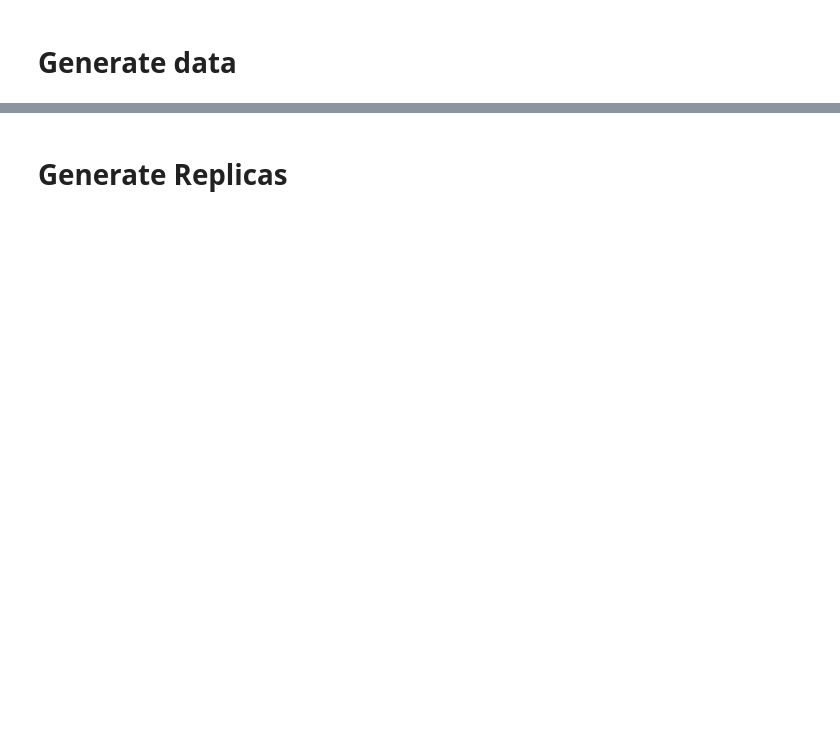
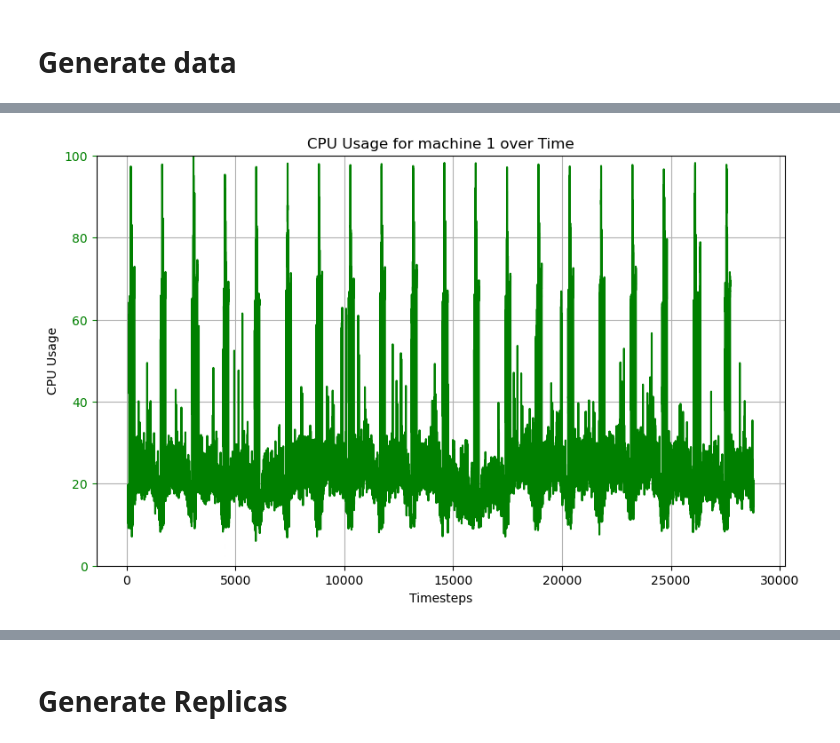
Before and after one commit to BrandonStreets-Mcleod/dissertation-test-code, a Jupyter notebook: Python/forecasting-model-test.ipynb, the cells around one changed output, grey strips where cells are left out. Drawn from its saved outputs; the diff is of its cells as text; code cells hidden in the pictures; blank space fills up the shorter version.

Commit message:
trying to make models accurate again

```diff
--- a/Python/forecasting-model-test.ipynb
+++ b/Python/forecasting-model-test.ipynb
@@ -11,7 +11,7 @@ from keras.callbacks import *
 from keras.regularizers import *
 from keras.optimizers import *
 from tensorflow import keras
-from sklearn.metrics import mean_squared_error
+from sklearn.metrics import *
 from datetime import datetime, timedelta
 from sklearn.model_selection import *
 from scipy import interpolate
@@ -19,6 +19,36 @@ import json
 from pathlib import Path
 from pandas import to_numeric
 from hmmlearn import hmm
+from keras.losses import *
+from dateutil import parser
+
+def convert_datetime_format(datetime_str):
+    target_format = "%d/%m/%Y %H:%M"
+    try:
+        datetime_obj = parser.parse(datetime_str)
+        return datetime_obj.strftime(target_format)
+    except (ValueError, TypeError):
+        print(f"Invalid datetime format: {datetime_str}")
+        return None
+
+def insert_missing_minutes(group):
+    group = group.sort_values(by='datetime').reset_index(drop=True)
+    all_rows = []
+    for i in range(len(group) - 1):
+        curr_time = group.iloc[i]['datetime']
+        next_time = group.iloc[i + 1]['datetime']
+        while next_time - curr_time > pd.Timedelta(minutes=1):
+            curr_time = curr_time + pd.Timedelta(minutes=1)
+            # Insert a new row for the missing minute with NaN for 'value'
+            new_row = pd.DataFrame({
+                'datetime': [curr_time],
+                'machine_id': [group.iloc[i]['machine_id']],
+                'cpu_usage': [np.nan]
+            })
+            all_rows.append(new_row)
+    if all_rows:
+        group = pd.concat([group] + all_rows).sort_values(by='datetime').reset_index(drop=True)
+    return group
 
 def create_time_features(data):
     # Assume 'cpu_data' is your dataframe and 'datetime' is the column with datetime values
@@ -32,39 +62,56 @@ def create_time_features(data):
 
 # Define a function to create lagged features
 def create_additional_features(df, target_col, lags):
+    try:
+        df['datetime'] = pd.to_datetime(df['datetime'], format='%d/%m/%Y %H:%M')
+    except:
+        df['datetime'] = df['datetime'].apply(convert_datetime_format)
+    df['cpu_usage'].replace(0, np.nan, inplace=True)
+    if 'machine_id' in df.columns:
+        df['machine_id'] = df['machine_id'].fillna(method='bfill')
+        df['machine_id'] = pd.Categorical(df['machine_id']).codes + 1
+    else:
+        df['machine_id'] = 1
+    print("Machine ID Conversion Complete")
+    df['datetime'] = pd.to_datetime(df['datetime'], format='%d/%m/%Y %H:%M')
+    df = df.groupby('machine_id', group_keys=False).apply(insert_missing_minutes)
+    df['cpu_usage'] = df.groupby('machine_id', group_keys=False)['cpu_usage'].apply(lambda x: x.interpolate(method='linear', limit_direction='both'))
+    print("Datetime Conversion Complete")
     for lag in lags:
         df[f'{target_col}_lag_{lag}'] = df[target_col].shift(lag)
     df['cpu_change'] = df['cpu_usage'].diff() # Change in CPU usage
     df['moving_avg'] = df['cpu_usage'].rolling(window=10).mean() # 10-minute moving average
+    print("Timestep Feature Addition Complete")
+    # Drop any rows with NaN values that were created due to shifting
+    df.dropna(inplace=True)
+    print(f"Data shape after dropna: {df.shape}")
+    column_to_move = df.pop('cpu_usage')
+    df.insert(1, 'cpu_usage', column_to_move)
+    print("CPU Usage Column Move Complete")
+    df = create_time_features(df)
+    all_features_no_timestamp = df.columns[1:len(df.columns)]
+    features_for_hmm = df[all_features_no_timestamp].values
+
+    num_states = 10
+    model = hmm.GaussianHMM(n_components=num_states, covariance_type="full", n_iter=1000)
+
+    model.fit(features_for_hmm)
+
+    hidden_states = model.predict(features_for_hmm)
+
+    df['hidden_state'] = hidden_states
     return df
 
-cpu_data = pd.read_csv('../Utilities\csv/trainingset.csv')
-cpu_data['machine_id'] = pd.Categorical(cpu_data['machine_id']).codes + 1
-cpu_data = create_time_features(cpu_data)
+cpu_data = pd.read_csv('../Utilities\csv/cpu_usage_data_train.csv')
+cpu_data_test = pd.read_csv('../Utilities\csv/cpu_usage_data_test.csv')
 lags = [5, 10, 60]
 cpu_data = create_additional_features(cpu_data, 'cpu_usage', lags)
-
-# Drop any rows with NaN values that were created due to shifting
-cpu_data.dropna(inplace=True)
-
-column_to_move = cpu_data.pop('cpu_usage')
-cpu_data.insert(1, 'cpu_usage', column_to_move)
-all_features_no_timestamp = cpu_data.columns[1:len(cpu_data.columns)]
-features_for_hmm = cpu_data[all_features_no_timestamp].values
-
-num_states = 10
-model = hmm.GaussianHMM(n_components=num_states, covariance_type="full", n_iter=1000)
-
-model.fit(features_for_hmm)
-
-hidden_states = model.predict(features_for_hmm)
-
-cpu_data['hidden_state'] = hidden_states
-
-cpu_data.head
+cpu_data_test = create_additional_features(cpu_data_test, 'cpu_usage', lags)
 
 file_path = "../Utilities/csv/cpu_usage_train.csv"
 cpu_data.to_csv(file_path, index=False)
+file_path = "../Utilities/csv/cpu_usage_test.csv"
+cpu_data_test.to_csv(file_path, index=False)
 
 for machine_id, machine_data in cpu_data.groupby('machine_id'):
     fig, ax = plt.subplots(figsize=(10, 6))
@@ -80,0 +139 @@ Error:
+[figure, added]
```
Also changed, not shown: parts of 6 cells of this notebook, 7 other files.
